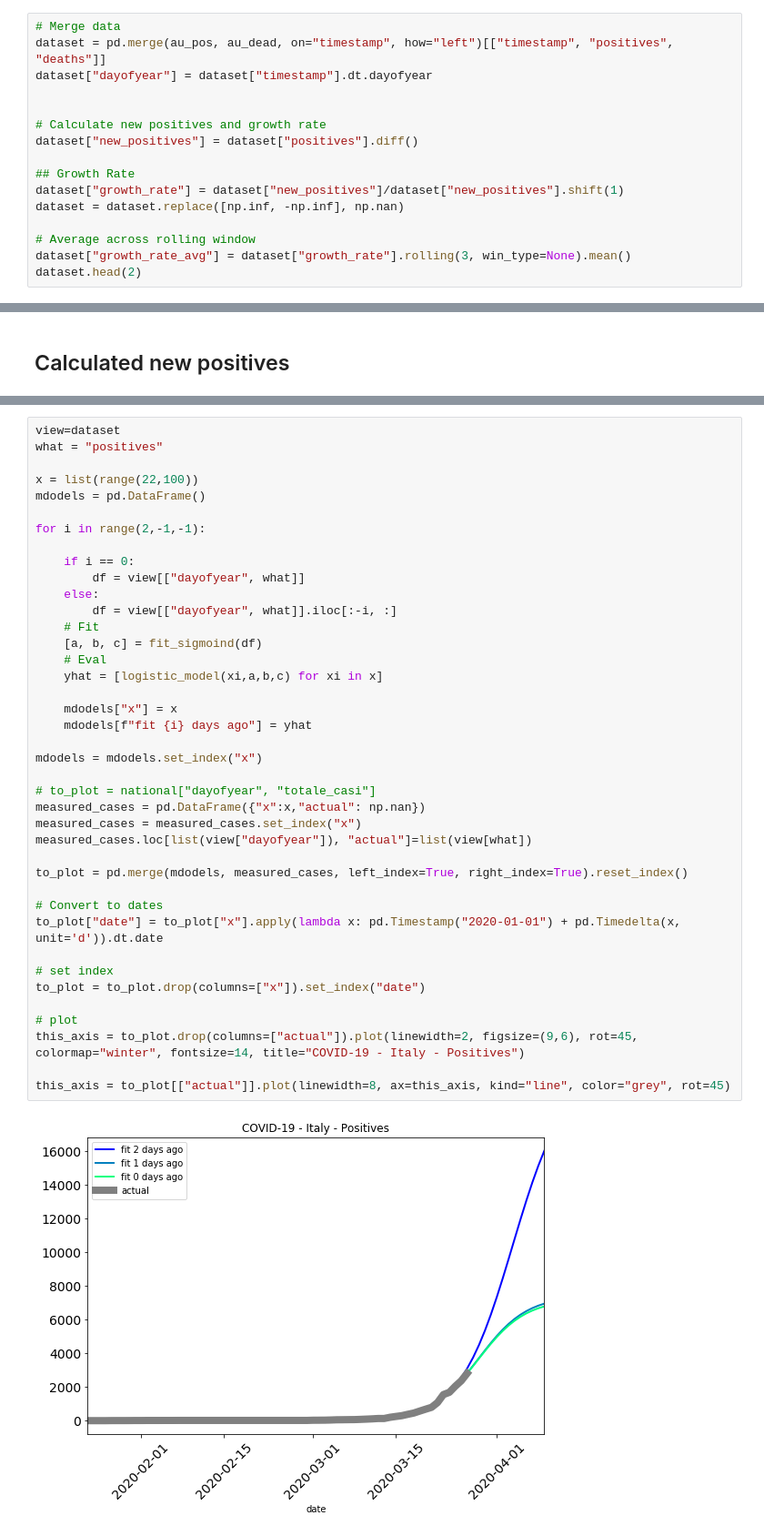
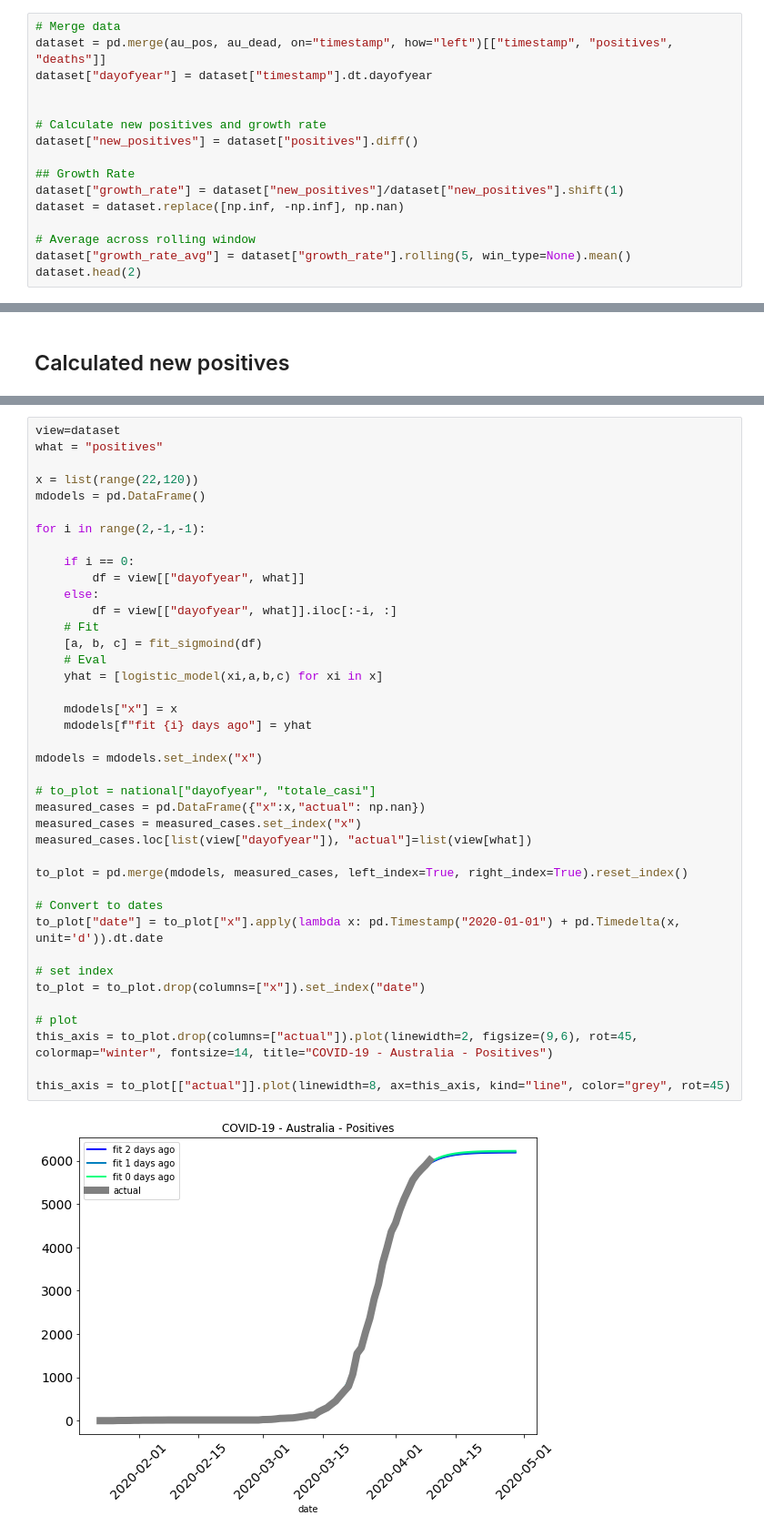
Before and after one commit to LorisMarini/coronavirus, a Jupyter notebook: covid19-analysis-australia.ipynb, the cells around one changed output, grey strips where cells are left out. Shown at 91% size. Cells and saved outputs as stored; diff of their text form.

```diff
--- a/covid19-analysis-australia.ipynb
+++ b/covid19-analysis-australia.ipynb
@@ -91,7 +91,7 @@ dataset["growth_rate"] = dataset["new_positives"]/dataset["new_positives"].shift
 dataset = dataset.replace([np.inf, -np.inf], np.nan)
 
 # Average across rolling window
-dataset["growth_rate_avg"] = dataset["growth_rate"].rolling(3, win_type=None).mean()
+dataset["growth_rate_avg"] = dataset["growth_rate"].rolling(5, win_type=None).mean()
 dataset.head(2)
 # %% [output]
 |  | timestamp | positives | deaths | dayofyear | new_positives | growth_rate | growth_rate_avg |
@@ -143,7 +145,7 @@ dataset.set_index("timestamp")[["positives", "deaths"]].plot(linewidth=2,
 view=dataset
 what = "positives"
 
-x = list(range(22,100))
+x = list(range(22,120))
 mdodels = pd.DataFrame()
 
 for i in range(2,-1,-1):
@@ -152,32 +154,32 @@ for i in range(2,-1,-1):
         df = view[["dayofyear", what]]
     else:
         df = view[["dayofyear", what]].iloc[:-i, :]
     # Fit
     [a, b, c] = fit_sigmoind(df)
     # Eval
     yhat = [logistic_model(xi,a,b,c) for xi in x]
 
     mdodels["x"] = x
     mdodels[f"fit {i} days ago"] = yhat
 
 mdodels = mdodels.set_index("x")
 
 # to_plot = national["dayofyear", "totale_casi"]
 measured_cases = pd.DataFrame({"x":x,"actual": np.nan})
 measured_cases = measured_cases.set_index("x")
 measured_cases.loc[list(view["dayofyear"]), "actual"]=list(view[what])
 
 to_plot = pd.merge(mdodels, measured_cases, left_index=True, right_index=True).reset_index()
 
 # Convert to dates
 to_plot["date"] = to_plot["x"].apply(lambda x: pd.Timestamp("2020-01-01") + pd.Timedelta(x, unit='d')).dt.date
 
 # set index
 to_plot = to_plot.drop(columns=["x"]).set_index("date")
 
 # plot
-this_axis = to_plot.drop(columns=["actual"]).plot(linewidth=2, figsize=(9,6), rot=45, colormap="winter", fontsize=14, title="COVID-19 - Italy - Positives")
+this_axis = to_plot.drop(columns=["actual"]).plot(linewidth=2, figsize=(9,6), rot=45, colormap="winter", fontsize=14, title="COVID-19 - Australia - Positives")
 
 this_axis = to_plot[["actual"]].plot(linewidth=8, ax=this_axis, kind="line", color="grey", rot=45)
 # %% [output]
-[figure, old version]
+[figure, new version]
```
Also changed, not shown: parts of 4 cells of this notebook, 5 other files.
